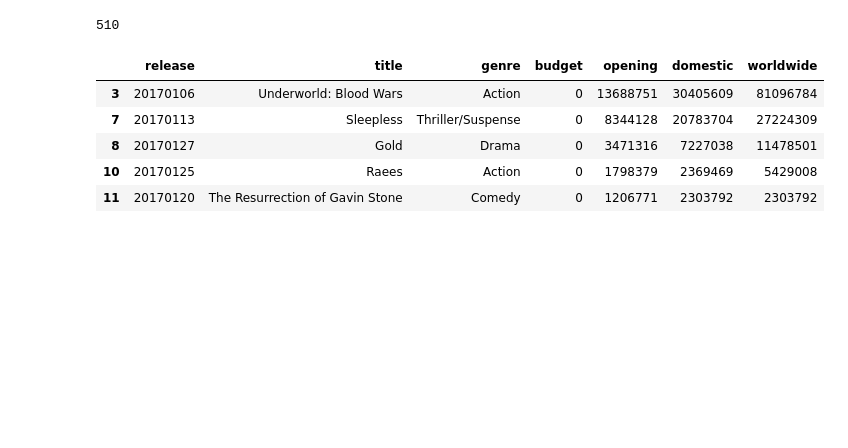
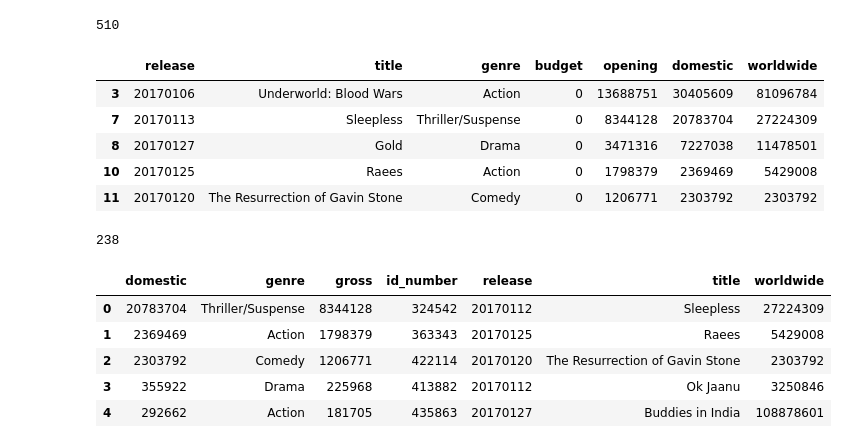
Before and after one commit to Jayleh/dream-reapers, a Jupyter notebook: grabmoviedata.ipynb, the cells around one changed output. Cells and saved outputs as stored; diff of their text form; code cells hidden in the pictures; blank space fills up the shorter version.

```diff
--- a/grabmoviedata.ipynb
+++ b/grabmoviedata.ipynb
@@ -103,35 +103,43 @@ for index, row in nobudgetDF.iterrows():
 #             print (f"success {n}")
 #         print (dates)
 #         print (recent)
     except:
         pass
 #         print ("no dates")
     try:
         for number in dates:
 #             print (number)
             if date-30 <= number and number <= date + 30:
 #                 print("DateMatch")
                 ind = dates.index(number)
 #                 print (ind)
 #                 print (moviesJSON)
                 recentMovie = moviesJSON[ind]
                 idNumber = recentMovie['id']
 #                 print (f"success {n}.{n}")
 #                 movie = recentMovie['original_title']
-#                 print(f'{movie} / {date} / {ind} / {idNumber} / {openGross}')
-                movieDict = {"release":date,"title":movie, "gross":openGross, "id_number":idNumber, "domestic":domestic,
+#                 print(f'{movie} / {number} / {ind} / {idNumber} / {openGross}')
+                movieDict = {"release":number,"title":movie, "gross":openGross, "id_number":idNumber, "domestic":domestic,
                              "worldwide":worldwide, "genre":genre}
                 df.append(movieDict)
             else:
                 continue
 
     except:
         print ("no id")
 
 idDF = pd.DataFrame(df)
 print (len(idDF))
 pd.options.display.max_rows = 999
 idDF.head()
+# %% [output]
+238
+|  | domestic | genre | gross | id_number | release | title | worldwide |
+| 0 | 20783704 | Thriller/Suspense | 8344128 | 324542 | 20170112 | Sleepless | 27224309 |
+| 1 | 2369469 | Action | 1798379 | 363343 | 20170125 | Raees | 5429008 |
+| 2 | 2303792 | Comedy | 1206771 | 422114 | 20170120 | The Resurrection of Gavin Stone | 2303792 |
+| 3 | 355922 | Drama | 225968 | 413882 | 20170112 | Ok Jaanu | 3250846 |
+| 4 | 292662 | Action | 181705 | 435863 | 20170127 | Buddies in India | 108878601 |
 # %%
 #get budgets
 budgets = []
```
Also changed, not shown: parts of 3 cells of this notebook.
